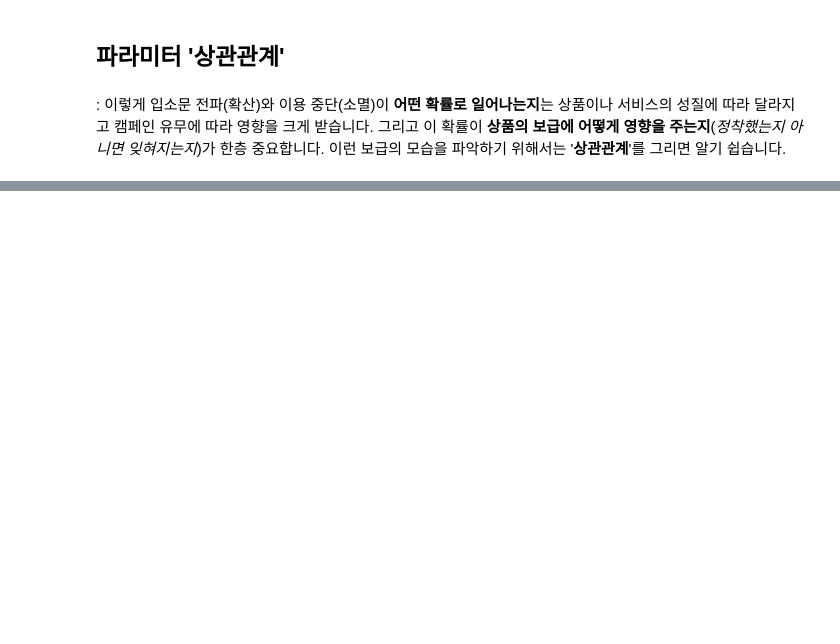
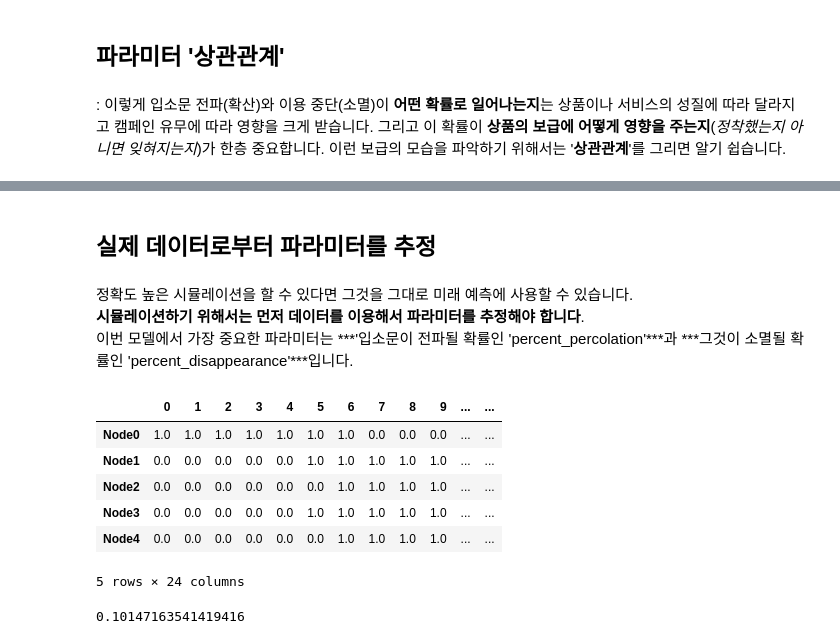
Before and after one commit to gmlwlswls/study_DataTechniques, a Jupyter notebook: 04. Numerical Simulation/Simulation.ipynb, the cells around one changed output, grey strips where cells are left out. Saved outputs shown, nothing was run; the diff lists cells and outputs as text; code cells hidden in the pictures; blank space fills up the shorter version.

```diff
--- a/04. Numerical Simulation/Simulation.ipynb
+++ b/04. Numerical Simulation/Simulation.ipynb
@@ -492,0 +544,40 @@ plt.show()
+# %% [markdown]
+## 실제 데이터로부터 파라미터를 추정
+# %% [markdown]
+정확도 높은 시뮬레이션을 할 수 있다면 그것을 그대로 미래 예측에 사용할 수 있습니다.
+**시뮬레이션하기 위해서는 먼저 데이터를 이용해서 파라미터를 추정해야 합니다**.
+이번 모델에서 가장 중요한 파라미터는 ***'입소문이 전파될 확률인 'percent_percolation'***과 ***그것이 소멸될 확률인 'percent_disappearance'***입니다.
+# %%
+df_mem_info.head() # 0~23 / Node0~539
+# df_mem_links.head() # Node0~539 / Node0~539
+# %% [output]
+|  | 0 | 1 | 2 | 3 | 4 | 5 | 6 | 7 | 8 | 9 | ... | ... |
+| Node0 | 1.0 | 1.0 | 1.0 | 1.0 | 1.0 | 1.0 | 1.0 | 0.0 | 0.0 | 0.0 | ... | ... |
+| Node1 | 0.0 | 0.0 | 0.0 | 0.0 | 0.0 | 1.0 | 1.0 | 1.0 | 1.0 | 1.0 | ... | ... |
+| Node2 | 0.0 | 0.0 | 0.0 | 0.0 | 0.0 | 0.0 | 1.0 | 1.0 | 1.0 | 1.0 | ... | ... |
+| Node3 | 0.0 | 0.0 | 0.0 | 0.0 | 0.0 | 1.0 | 1.0 | 1.0 | 1.0 | 1.0 | ... | ... |
+| Node4 | 0.0 | 0.0 | 0.0 | 0.0 | 0.0 | 0.0 | 1.0 | 1.0 | 1.0 | 1.0 | ... | ... |
+5 rows × 24 columns
+# %%
+num = len(df_mem_links)
+t_num = len(df_mem_info.columns) - 1
+# 전 달과 비교하기 위해서 t vs t+1 (t+1이 23까지만 계산하기 위해)
+
+# 소멸 확률 추정
+count_use = 0
+count_deactive = 0
+
+for t in range(t_num) : # t_num = 23 > 0~22
+  for i in range(num) : # 0~539
+    if (df_mem_info.iloc[i][t] == 1) : # Node'i'가 t월에 이용 실적이 있다면
+      count_use += 1
+      if (df_mem_info.iloc[i][t+1] == 0) :# t월에 이용했던 Node 'i'가 t+1월에 이용 실적이 없다면
+        count_deactive += 1
+
+estimated_percent_disappearance = count_deactive / count_use
+print(estimated_percent_disappearance)
+
+# df_mem_info를 시계열 순으로 보고 1스텝 전과 비교해서
+# 활성(1)이 비활성(0)으로 변화하는 비율을 세어 추정
+# %% [output]
+0.10147163541419416
```
Also changed, not shown: parts of 25 cells of this notebook.
